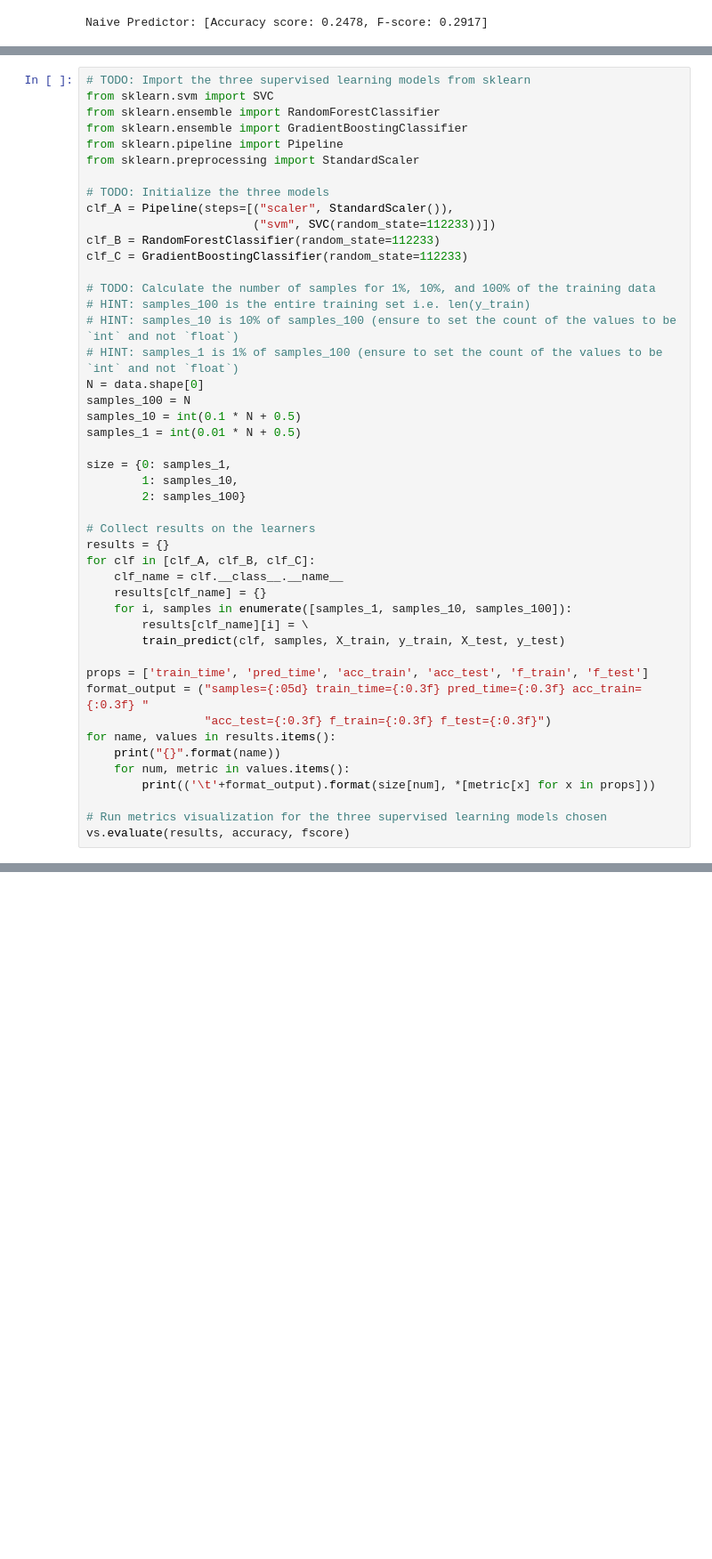
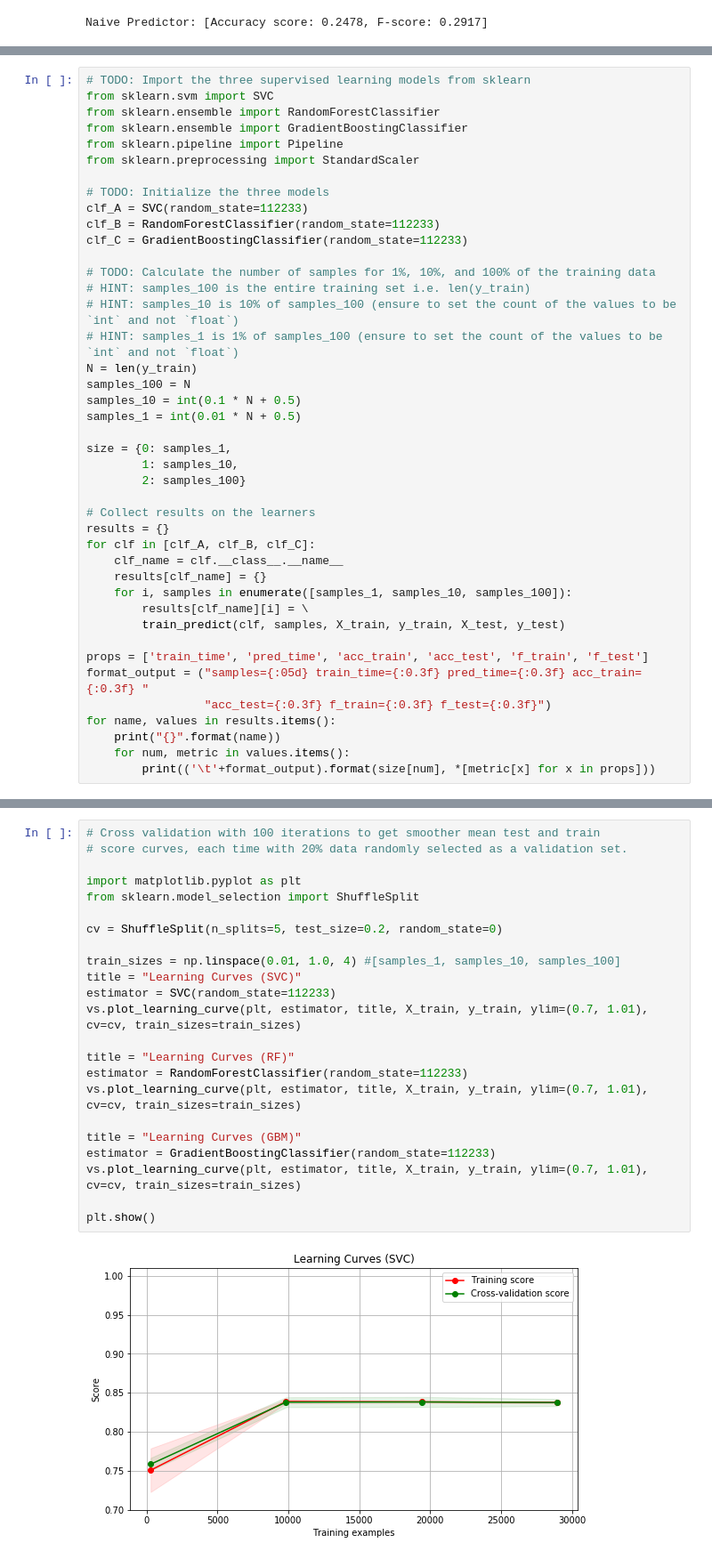
Before and after one commit to kotliarov/charity, a Jupyter notebook: finding_donors.ipynb, the cells around one changed output, grey strips where cells are left out. Shown: that part at 89% size. Cells and saved outputs as stored; diff of their text form; blank space fills up the shorter version.

```diff
--- a/finding_donors.ipynb
+++ b/finding_donors.ipynb
@@ -476,8 +476,7 @@ from sklearn.pipeline import Pipeline
 from sklearn.preprocessing import StandardScaler
 
 # TODO: Initialize the three models
-clf_A = Pipeline(steps=[("scaler", StandardScaler()),
-                        ("svm", SVC(random_state=112233))])
+clf_A = SVC(random_state=112233)
 clf_B = RandomForestClassifier(random_state=112233)
 clf_C = GradientBoostingClassifier(random_state=112233)
 
@@ -485,7 +484,7 @@ clf_C = GradientBoostingClassifier(random_state=112233)
 # HINT: samples_100 is the entire training set i.e. len(y_train)
 # HINT: samples_10 is 10% of samples_100 (ensure to set the count of the values to be `int` and not `float`)
 # HINT: samples_1 is 1% of samples_100 (ensure to set the count of the values to be `int` and not `float`)
-N = data.shape[0]
+N = len(y_train)
 samples_100 = N
 samples_10 = int(0.1 * N + 0.5)
 samples_1 = int(0.01 * N + 0.5)
@@ -510,7 +509,4 @@ for name, values in results.items():
     print("{}".format(name))
     for num, metric in values.items():
         print(('\t'+format_output).format(size[num], *[metric[x] for x in props]))
-
-# Run metrics visualization for the three supervised learning models chosen
-vs.evaluate(results, accuracy, fscore)
 # %% [output]
@@ -534,0 +535,25 @@ GradientBoostingClassifier
+# %%
+# Cross validation with 100 iterations to get smoother mean test and train
+# score curves, each time with 20% data randomly selected as a validation set.
+
+import matplotlib.pyplot as plt
+from sklearn.model_selection import ShuffleSplit
+
+cv = ShuffleSplit(n_splits=5, test_size=0.2, random_state=0)
+
+train_sizes = np.linspace(0.01, 1.0, 4) #[samples_1, samples_10, samples_100]
+title = "Learning Curves (SVC)"
+estimator = SVC(random_state=112233)
+vs.plot_learning_curve(plt, estimator, title, X_train, y_train, ylim=(0.7, 1.01), cv=cv, train_sizes=train_sizes)
+
+title = "Learning Curves (RF)"
+estimator = RandomForestClassifier(random_state=112233)
+vs.plot_learning_curve(plt, estimator, title, X_train, y_train, ylim=(0.7, 1.01), cv=cv, train_sizes=train_sizes)
+
+title = "Learning Curves (GBM)"
+estimator = GradientBoostingClassifier(random_state=112233)
+vs.plot_learning_curve(plt, estimator, title, X_train, y_train, ylim=(0.7, 1.01), cv=cv, train_sizes=train_sizes)
+
+plt.show()
+# %% [output]
+[figure, added]
```
Also changed, not shown: parts of 6 cells of this notebook, 1 other file.
